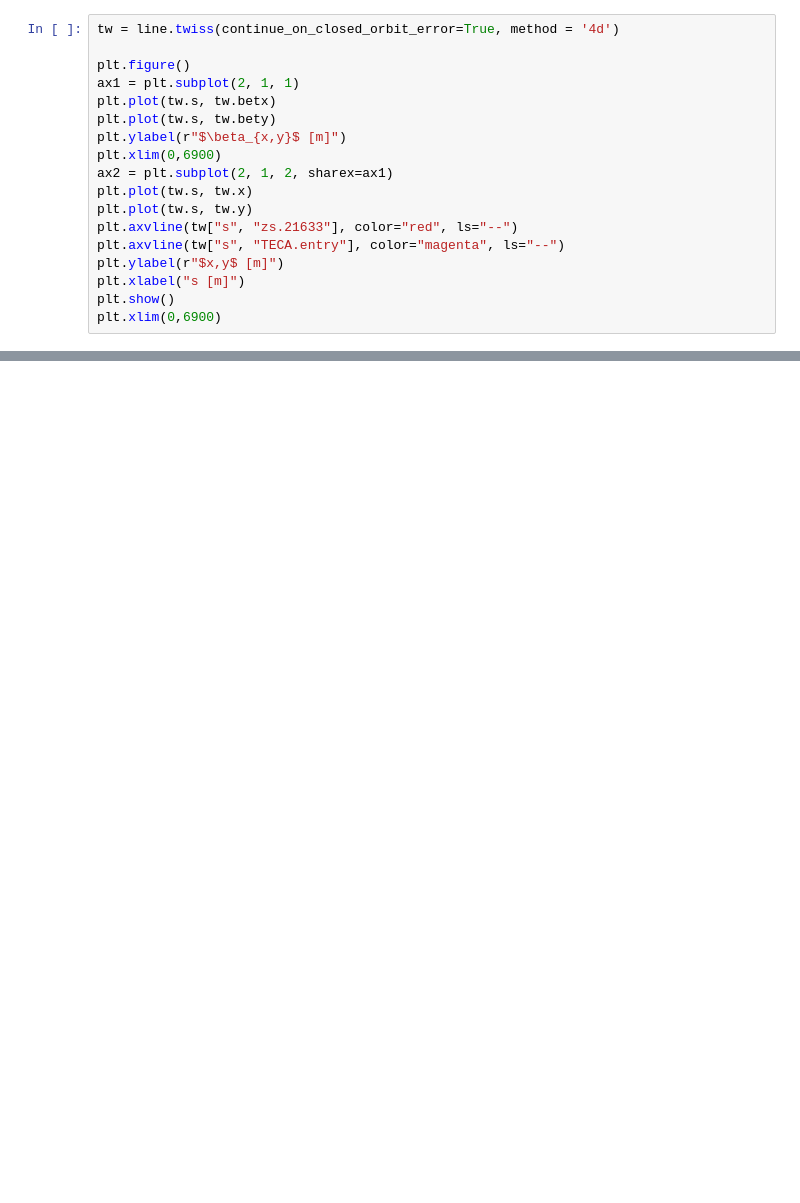
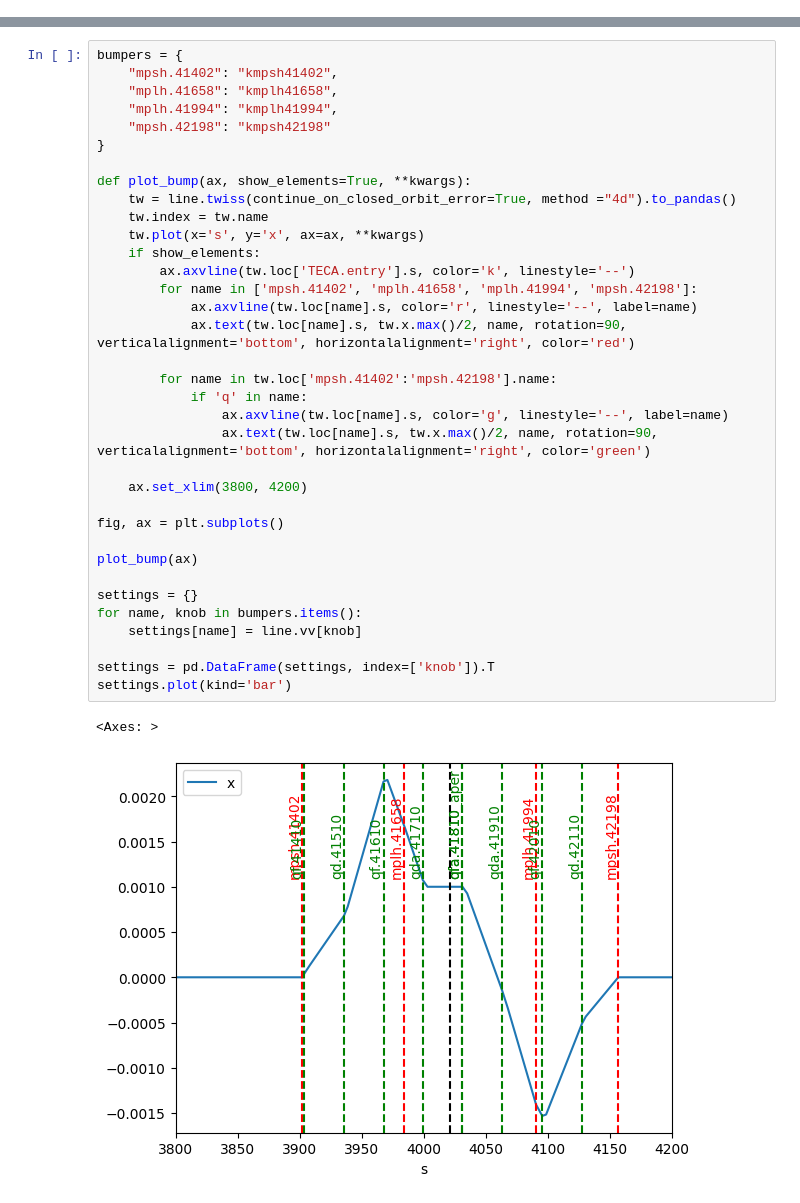
Before and after one commit to giacomells/Technical-Student-2024-2025, a Jupyter notebook: OrthogonalKnobsLSS4/OrthogonalKnobs.ipynb, the cells around one changed output, grey strips where cells are left out. Saved outputs shown, nothing was run; the diff lists cells and outputs as text; blank space fills up the shorter version.

Commit message:
fix orthogonal knobs

```diff
--- a/OrthogonalKnobsLSS4/OrthogonalKnobs.ipynb
+++ b/OrthogonalKnobsLSS4/OrthogonalKnobs.ipynb
@@ -309,18 +66,0 @@ tw_lss2_df.loc['TECA.exit', 'monitors'] = monitor_teca
-# %%
-tw = line.twiss(continue_on_closed_orbit_error=True, method = '4d')
-
-plt.figure()
-ax1 = plt.subplot(2, 1, 1)
-plt.plot(tw.s, tw.betx)
-plt.plot(tw.s, tw.bety)
-plt.ylabel(r"$\beta_{x,y}$ [m]")
-plt.xlim(0,6900)
-ax2 = plt.subplot(2, 1, 2, sharex=ax1)
-plt.plot(tw.s, tw.x)
-plt.plot(tw.s, tw.y)
-plt.axvline(tw["s", "zs.21633"], color="red", ls="--")
-plt.axvline(tw["s", "TECA.entry"], color="magenta", ls="--")
-plt.ylabel(r"$x,y$ [m]")
-plt.xlabel("s [m]")
-plt.show()
-plt.xlim(0,6900)
@@ -436,0 +67,38 @@ plt.savefig('teca_phase_space.png', bbox_inches='tight')
+# %%
+bumpers = {
+    "mpsh.41402": "kmpsh41402",
+    "mplh.41658": "kmplh41658",
+    "mplh.41994": "kmplh41994",
+    "mpsh.42198": "kmpsh42198"
+}
+
+def plot_bump(ax, show_elements=True, **kwargs):
+    tw = line.twiss(continue_on_closed_orbit_error=True, method ="4d").to_pandas()
+    tw.index = tw.name
+    tw.plot(x='s', y='x', ax=ax, **kwargs)
+    if show_elements:
+        ax.axvline(tw.loc['TECA.entry'].s, color='k', linestyle='--')
+        for name in ['mpsh.41402', 'mplh.41658', 'mplh.41994', 'mpsh.42198']:
+            ax.axvline(tw.loc[name].s, color='r', linestyle='--', label=name)
+            ax.text(tw.loc[name].s, tw.x.max()/2, name, rotation=90, verticalalignment='bottom', horizontalalignment='right', color='red')
+
+        for name in tw.loc['mpsh.41402':'mpsh.42198'].name:
+            if 'q' in name:
+                ax.axvline(tw.loc[name].s, color='g', linestyle='--', label=name)
+                ax.text(tw.loc[name].s, tw.x.max()/2, name, rotation=90, verticalalignment='bottom', horizontalalignment='right', color='green')
+
+    ax.set_xlim(3800, 4200)
+
+fig, ax = plt.subplots()
+
+plot_bump(ax)
+
+settings = {}
+for name, knob in bumpers.items():
+    settings[name] = line.vv[knob]
+
+settings = pd.DataFrame(settings, index=['knob']).T
+settings.plot(kind='bar')
+# %% [output]
+<Axes: >
+[figure, added]
```
Also changed, not shown: parts of 32 cells of this notebook, 2 other files.
